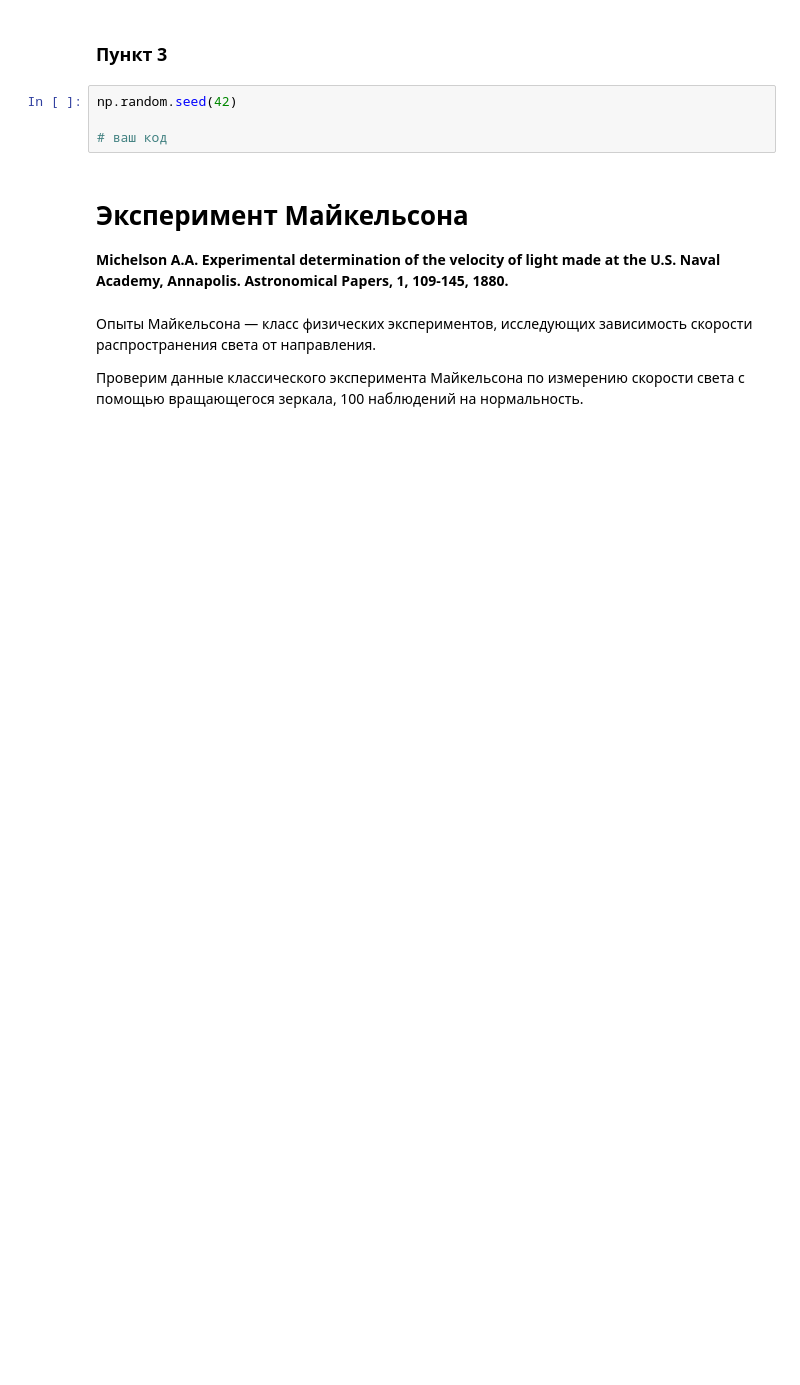
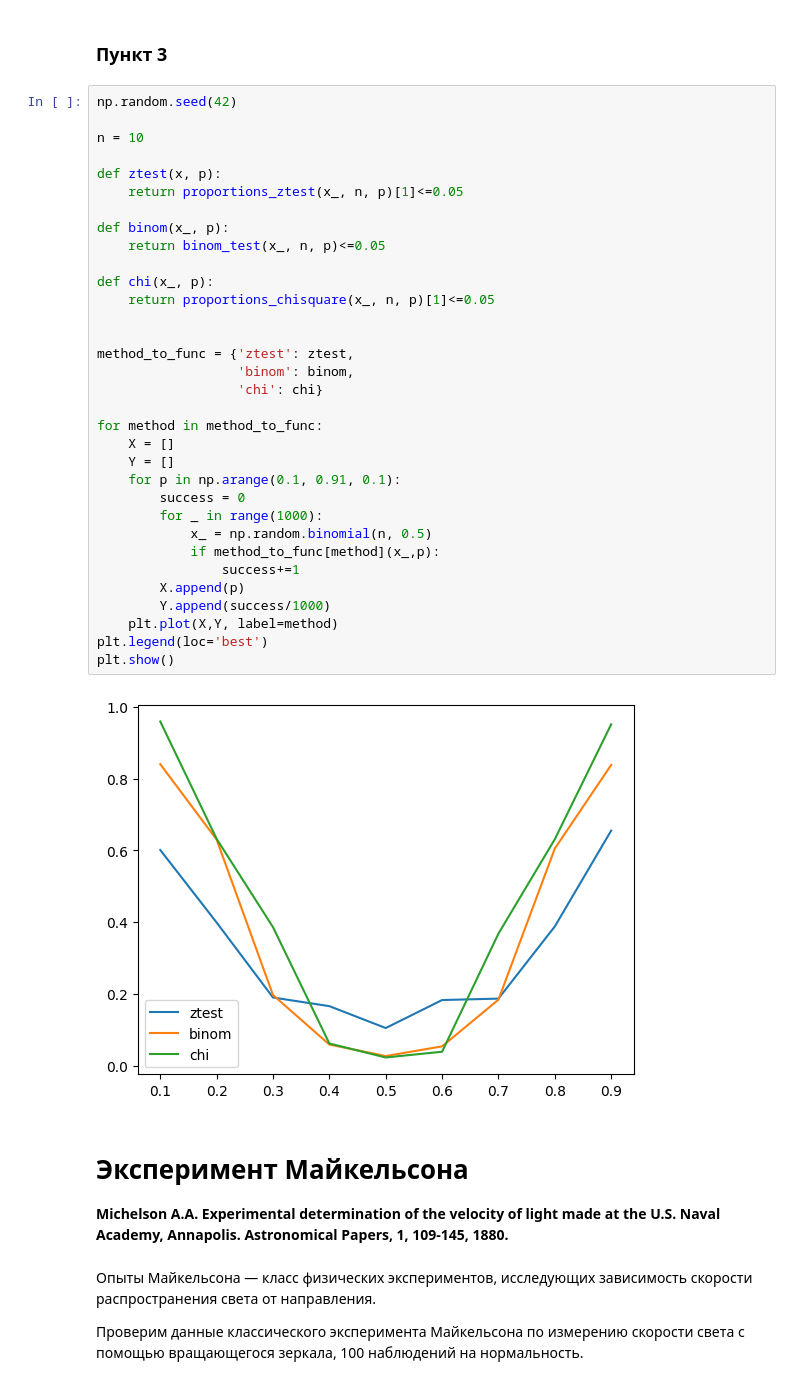
Before and after one commit to andriygav/PSAD, a Jupyter notebook: seminars/sem2/main.ipynb, the cells around one changed output. Saved outputs shown, nothing was run; the diff lists cells and outputs as text; blank space fills up the shorter version.

```diff
--- a/seminars/sem2/main.ipynb
+++ b/seminars/sem2/main.ipynb
@@ -152,9 +210,40 @@ np.random.seed(42)
 # %% [markdown]
 ### Пункт 3
-# %%
-np.random.seed(42)
-
-# ваш код
+# %%
+np.random.seed(42)
+
+n = 10
+
+def ztest(x, p):
+    return proportions_ztest(x_, n, p)[1]<=0.05
+
+def binom(x_, p):
+    return binom_test(x_, n, p)<=0.05
+
+def chi(x_, p):
+    return proportions_chisquare(x_, n, p)[1]<=0.05
+
+
+method_to_func = {'ztest': ztest,
+                  'binom': binom,
+                  'chi': chi}
+
+for method in method_to_func:
+    X = []
+    Y = []
+    for p in np.arange(0.1, 0.91, 0.1):
+        success = 0
+        for _ in range(1000):
+            x_ = np.random.binomial(n, 0.5)
+            if method_to_func[method](x_,p):
+                success+=1
+        X.append(p)
+        Y.append(success/1000)
+    plt.plot(X,Y, label=method)
+plt.legend(loc='best')
+plt.show()
+# %% [output]
+[figure, added]
 # %% [markdown]
 # Эксперимент Майкельсона
 **Michelson A.A. Experimental determination of the velocity of light made at the U.S. Naval Academy, Annapolis. Astronomical Papers, 1, 109-145, 1880.**
```
Also changed, not shown: parts of 62 cells of this notebook.
